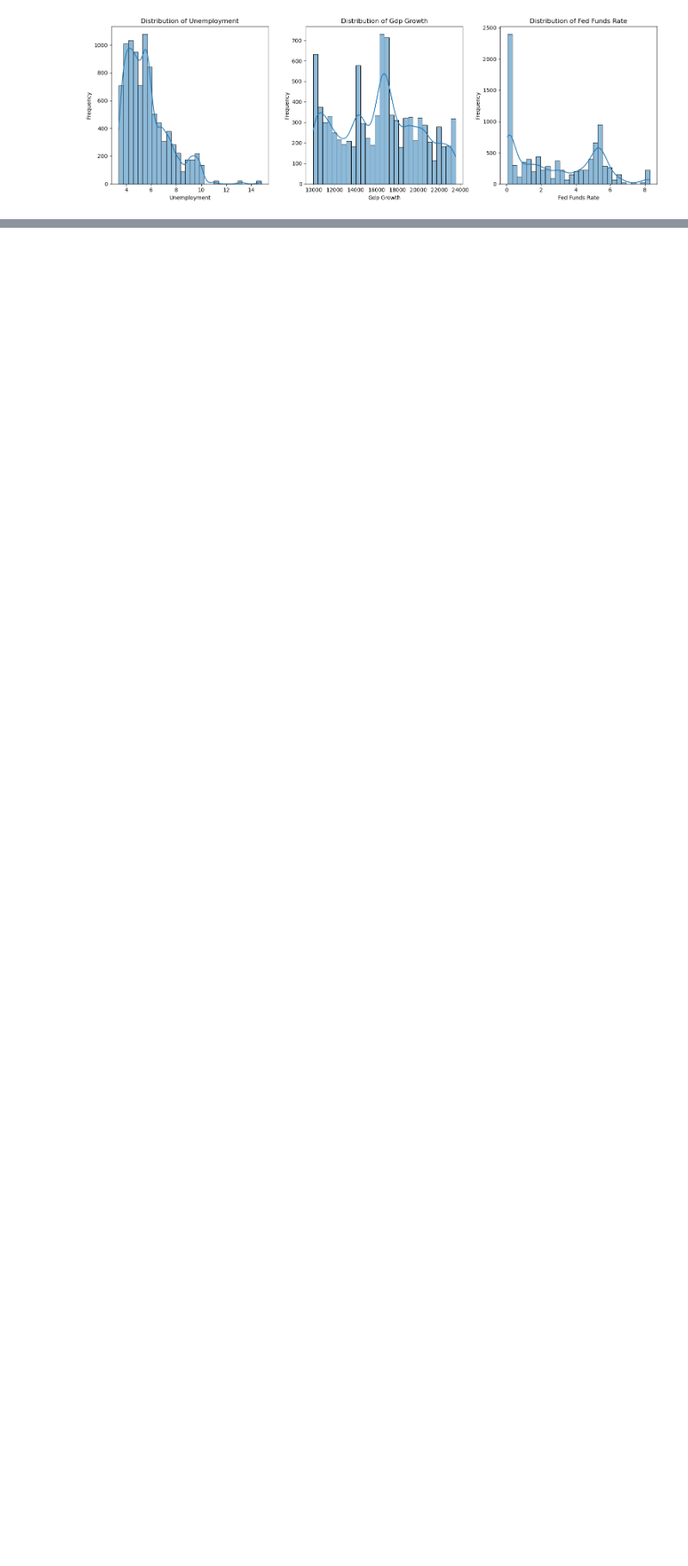
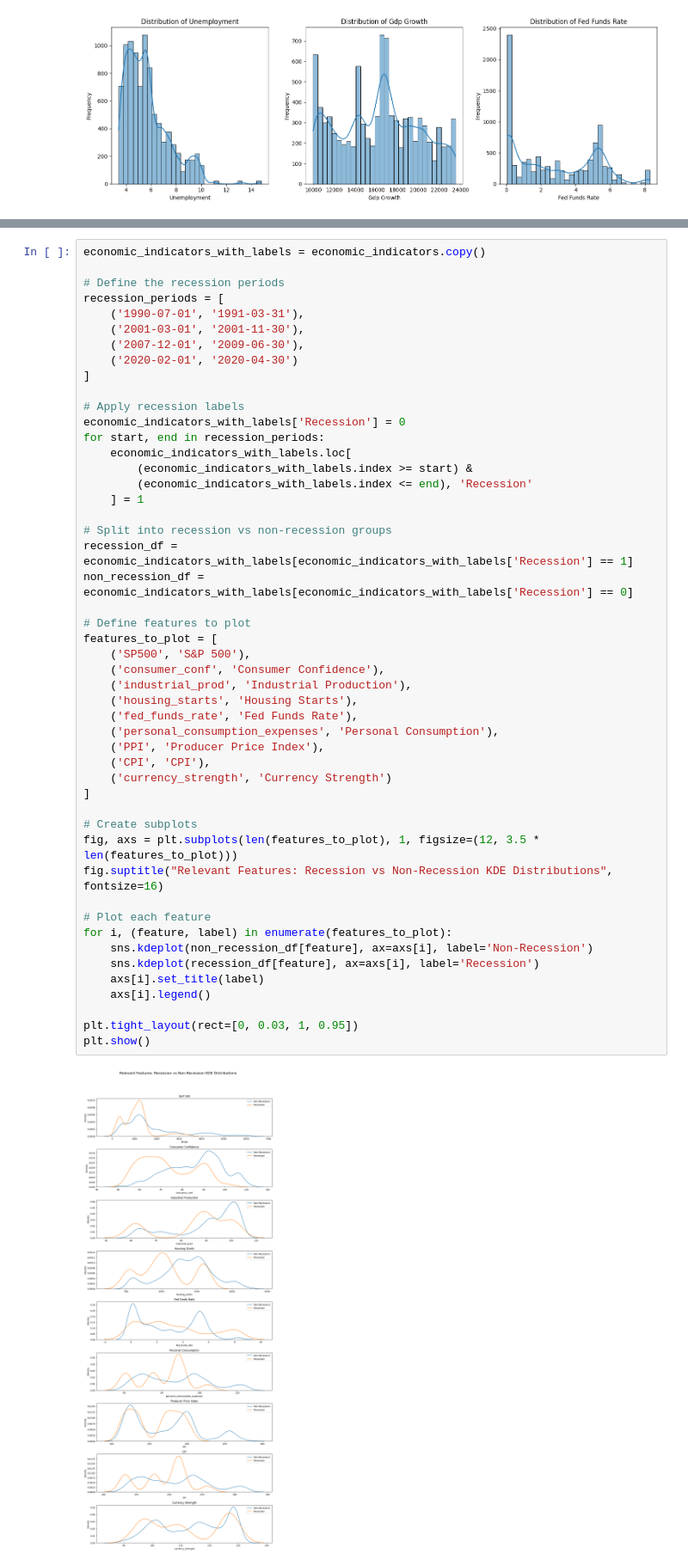
Before and after one commit to Lisanwud/RecessionPredictorML, a Jupyter notebook: recession-prediction.ipynb, the cells around one changed output, grey strips where cells are left out. Shown at 86% size. Saved outputs shown, nothing was run; the diff lists cells and outputs as text; blank space fills up the shorter version.

```diff
--- a/recession-prediction.ipynb
+++ b/recession-prediction.ipynb
@@ -209,0 +353,51 @@ dtype: object
+# %%
+economic_indicators_with_labels = economic_indicators.copy()
+
+# Define the recession periods
+recession_periods = [
+    ('1990-07-01', '1991-03-31'),
+    ('2001-03-01', '2001-11-30'),
+    ('2007-12-01', '2009-06-30'),
+    ('2020-02-01', '2020-04-30')
+]
+
+# Apply recession labels
+economic_indicators_with_labels['Recession'] = 0
+for start, end in recession_periods:
+    economic_indicators_with_labels.loc[
+        (economic_indicators_with_labels.index >= start) &
+        (economic_indicators_with_labels.index <= end), 'Recession'
+    ] = 1
+
+# Split into recession vs non-recession groups
+recession_df = economic_indicators_with_labels[economic_indicators_with_labels['Recession'] == 1]
+non_recession_df = economic_indicators_with_labels[economic_indicators_with_labels['Recession'] == 0]
+
+# Define features to plot
+features_to_plot = [
+    ('SP500', 'S&P 500'),
+    ('consumer_conf', 'Consumer Confidence'),
+    ('industrial_prod', 'Industrial Production'),
+    ('housing_starts', 'Housing Starts'),
+    ('fed_funds_rate', 'Fed Funds Rate'),
+    ('personal_consumption_expenses', 'Personal Consumption'),
+    ('PPI', 'Producer Price Index'),
+    ('CPI', 'CPI'),
+    ('currency_strength', 'Currency Strength')
+]
+
+# Create subplots
+fig, axs = plt.subplots(len(features_to_plot), 1, figsize=(12, 3.5 * len(features_to_plot)))
+fig.suptitle("Relevant Features: Recession vs Non-Recession KDE Distributions", fontsize=16)
+
+# Plot each feature
+for i, (feature, label) in enumerate(features_to_plot):
+    sns.kdeplot(non_recession_df[feature], ax=axs[i], label='Non-Recession')
+    sns.kdeplot(recession_df[feature], ax=axs[i], label='Recession')
+    axs[i].set_title(label)
+    axs[i].legend()
+
+plt.tight_layout(rect=[0, 0.03, 1, 0.95])
+plt.show()
+# %% [output]
+[figure, added]
```
Also changed, not shown: parts of 13 cells of this notebook, 1 other file.
